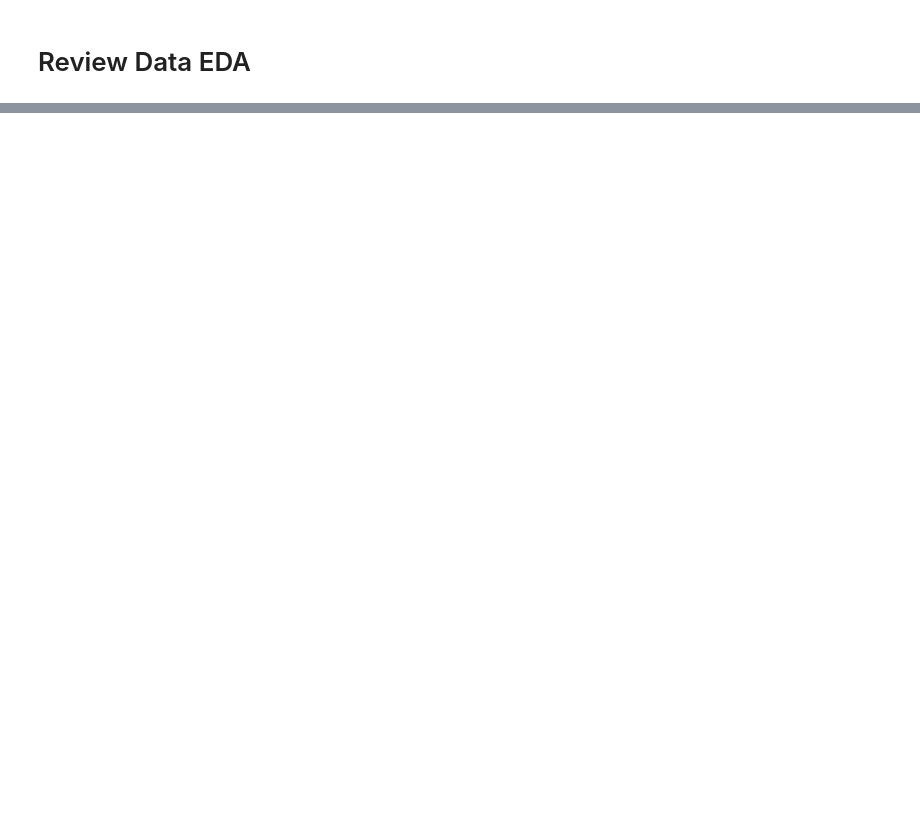
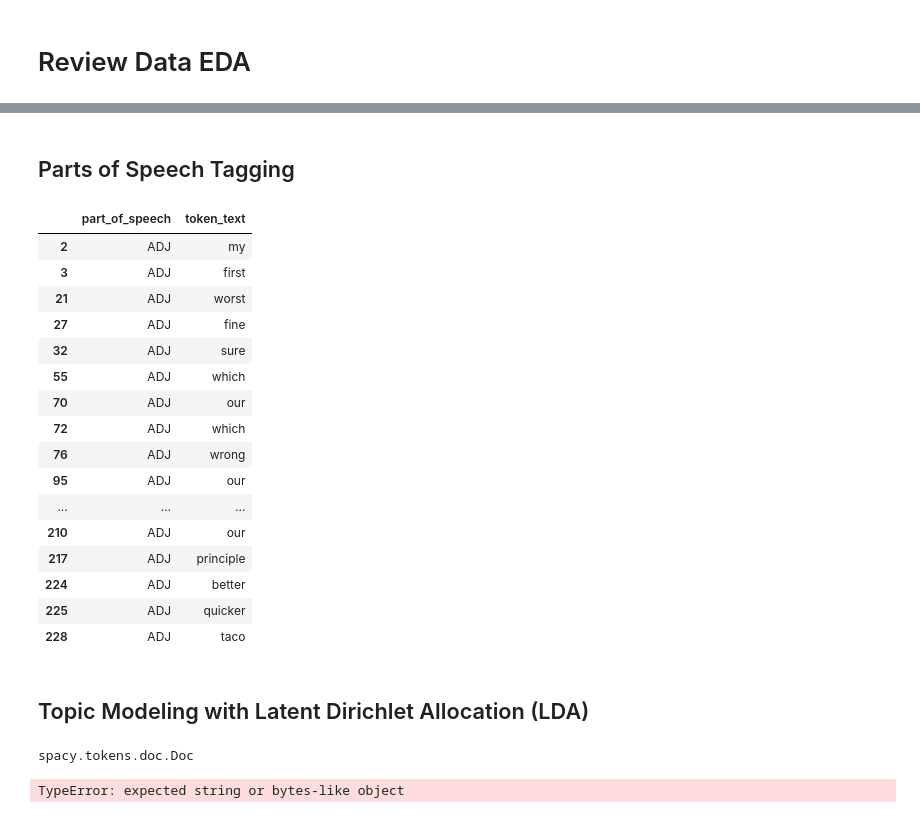
Before and after one commit to samgutentag/yelpsubtopics, a Jupyter notebook: DataExploration/EDA_02_Review_Data.ipynb, the cells around one changed output, grey strips where cells are left out. Saved outputs shown, nothing was run; the diff lists cells and outputs as text; code cells hidden in the pictures; blank space fills up the shorter version.

```diff
--- a/DataExploration/EDA_02_Review_Data.ipynb
+++ b/DataExploration/EDA_02_Review_Data.ipynb
@@ -280,0 +127,4 @@ else:
+# %%
+sample_one_star = one_star_reviews.iloc[10219,:].text
+
+sample_one_star
@@ -280,0 +133,6 @@ else:
+# %%
+import spacy
+
+nlp = spacy.load('en')
+# %%
+parsed_one_star = nlp(sample_one_star)
@@ -280,0 +165,32 @@ else:
+# %% [markdown]
+## Parts of Speech Tagging
+# %%
+token_text = [token.orth_ for token in parsed_one_star]
+token_pos = [token.pos_ for token in parsed_one_star]
+
+pos = pd.DataFrame({'token_text': token_text, 'part_of_speech': token_pos})
+
+nouns_1star = pos[pos.part_of_speech =='NOUN'].copy()
+adjs_1star = pos[pos.part_of_speech =='ADJ'].copy()
+# %%
+adjs_1star
+# %% [output]
+|  | part_of_speech | token_text |
+| 2 | ADJ | my |
+| 3 | ADJ | first |
+| 21 | ADJ | worst |
+| 27 | ADJ | fine |
+| 32 | ADJ | sure |
+| 55 | ADJ | which |
+| 70 | ADJ | our |
+| 72 | ADJ | which |
+| 76 | ADJ | wrong |
+| 95 | ADJ | our |
+| ... | ... | ... |
+| 210 | ADJ | our |
+| 217 | ADJ | principle |
+| 224 | ADJ | better |
+| 225 | ADJ | quicker |
+| 228 | ADJ | taco |
+# %% [markdown]
+## Topic Modeling with Latent Dirichlet Allocation (LDA)
@@ -280,0 +201,9 @@ else:
+# %%
+type(parsed_one_star)
+# %% [output]
+spacy.tokens.doc.Doc
+# %%
+tokens = word_tokenize(parsed_one_star)
+tokens
+# %% [output]
+TypeError: expected string or bytes-like object
```
Also changed, not shown: parts of 33 cells of this notebook, 7 other files.
